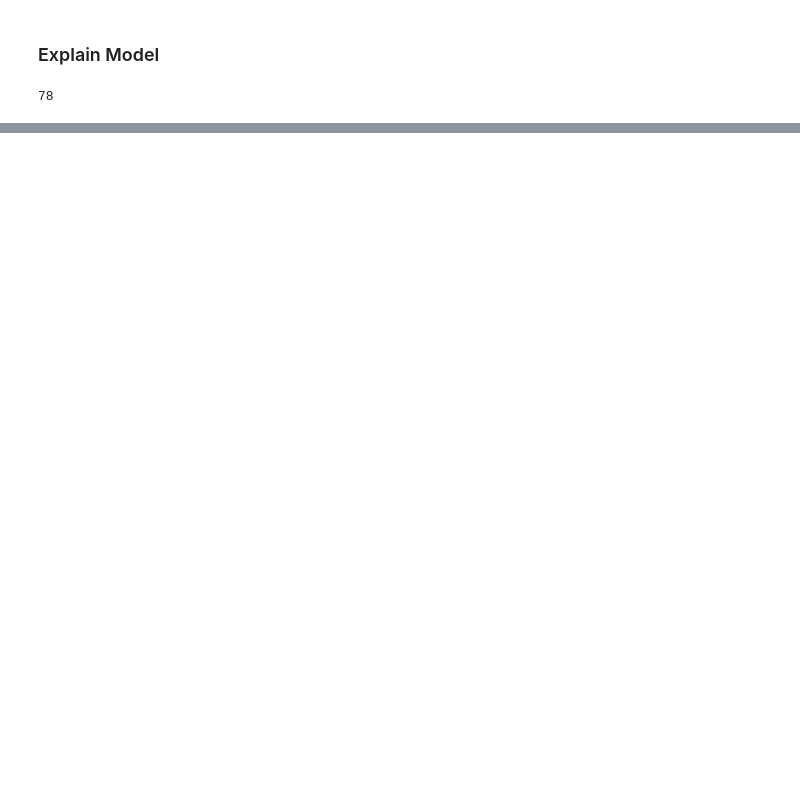
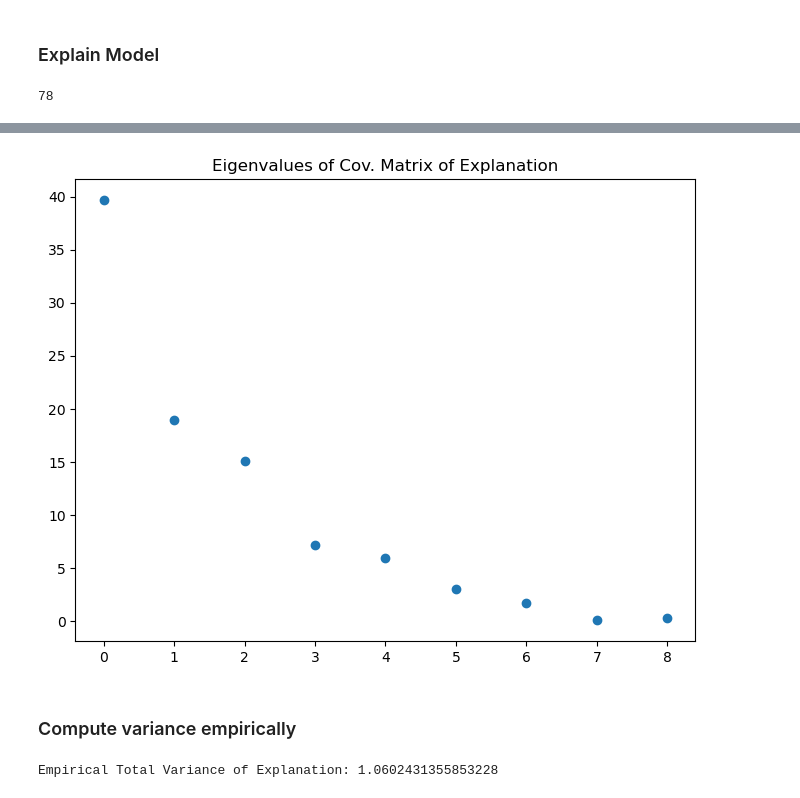
Before and after one commit to TeodorChiaburu/UXAI, a Jupyter notebook: Input_Perturbation_Tabular.ipynb, the cells around one changed output, grey strips where cells are left out. Saved outputs shown, nothing was run; the diff lists cells and outputs as text; code cells hidden in the pictures; blank space fills up the shorter version.

```diff
--- a/Input_Perturbation_Tabular.ipynb
+++ b/Input_Perturbation_Tabular.ipynb
@@ -174,0 +268,34 @@ plt.show()
+# %%
+# Explained variance ratio
+evals, evecs = np.linalg.eig(variance_explanation)
+
+plt.figure(figsize=(8,6))
+plt.plot(evals, 'o')
+plt.title('Eigenvalues of Cov. Matrix of Explanation');
+# %% [output]
+[figure, added]
+# %% [markdown]
+### Compute variance empirically
+# %%
+num_perturbations = 10
+perturbation_std = 0.1  # same as above for analytical formula
+sigma_squared = perturbation_std ** 2
+
+perturbed_explanations = []
+for _ in range(num_perturbations):
+    # Add Gaussian noise to the input image
+    perturbed_row = ex_row + np.random.normal(0, perturbation_std, ex_row.shape)
+
+    # Generate explanation for perturbed input
+    perturbed_explanations.append( explainer(perturbed_row, ex_target) )
+
+# Stack explanations and compute covariance matrix
+explanation_matrix = np.stack(perturbed_explanations, axis=0).squeeze()
+empirical_covariance = np.cov(explanation_matrix, rowvar=False)
+
+# Compute total variance (trace of the covariance matrix)
+empirical_total_variance = np.trace(empirical_covariance)
+
+print("Empirical Total Variance of Explanation:", empirical_total_variance)
+# %% [output]
+Empirical Total Variance of Explanation: 1.0602431355853228
```
Also changed, not shown: parts of 22 cells of this notebook, 1 other file.
